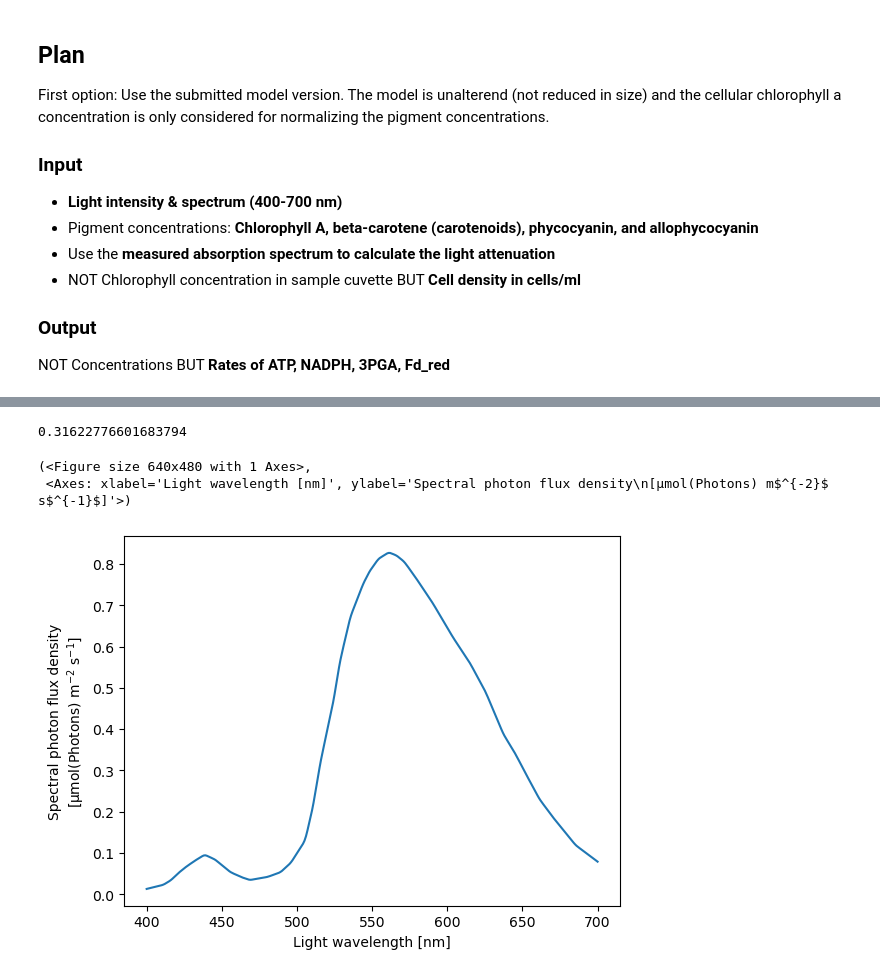
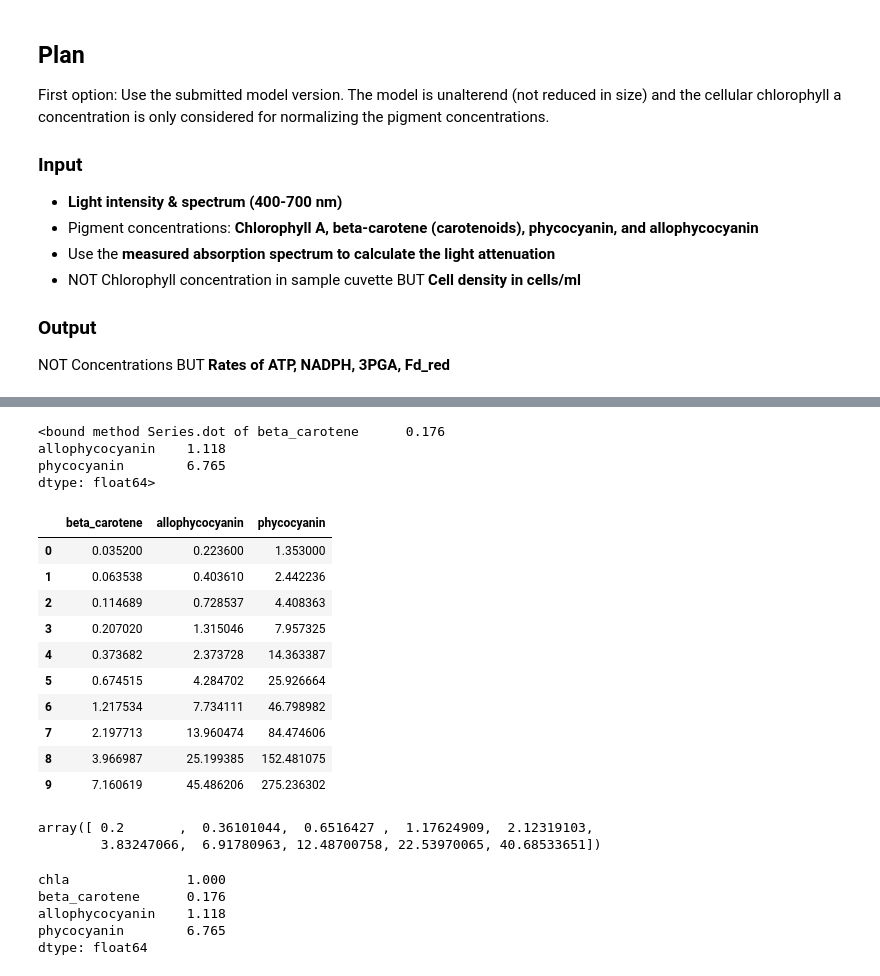
Before and after one commit to Computational-Biology-Aachen/synechocystis-photosynthesis-2024, a Jupyter notebook: Notebooks/function_andreas.ipynb, the cells around one changed output, grey strips where cells are left out. Cells and saved outputs as stored; diff of their text form; code cells hidden in the pictures.

```diff
--- a/Notebooks/function_andreas.ipynb
+++ b/Notebooks/function_andreas.ipynb
@@ -755,3 +808,37 @@ Aborted
+# %%
+pigments.iloc[1:].dot
+# %% [output]
+<bound method Series.dot of beta_carotene      0.176
+allophycocyanin    1.118
+phycocyanin        6.765
+dtype: float64>
+# %%
+pigments
+# %% [output]
+|  | beta_carotene | allophycocyanin | phycocyanin |
+| 0 | 0.035200 | 0.223600 | 1.353000 |
+| 1 | 0.063538 | 0.403610 | 2.442236 |
+| 2 | 0.114689 | 0.728537 | 4.408363 |
+| 3 | 0.207020 | 1.315046 | 7.957325 |
+| 4 | 0.373682 | 2.373728 | 14.363387 |
+| 5 | 0.674515 | 4.284702 | 25.926664 |
+| 6 | 1.217534 | 7.734111 | 46.798982 |
+| 7 | 2.197713 | 13.960474 | 84.474606 |
+| 8 | 3.966987 | 25.199385 | 152.481075 |
+| 9 | 7.160619 | 45.486206 | 275.236302 |
+# %%
+np.logspace(-np.log10(5), np.log(5), 10)
+# %% [output]
+array([ 0.2       ,  0.36101044,  0.6516427 ,  1.17624909,  2.12319103,
+        3.83247066,  6.91780963, 12.48700758, 22.53970065, 40.68533651])
+# %%
+m.parameters["pigment_content"]
+# %% [output]
+chla               1.000
+beta_carotene      0.176
+allophycocyanin    1.118
+phycocyanin        6.765
+dtype: float64
 # %%
 from functions_light_absorption import get_pigment_absorption, light_spectra, get_mean_sample_light, plot_spectra
 from modelbase.ode import Model
@@ -826,12 +913,2 @@ test = get_model_inputs(
     light_intensity=m.get_parameter("light"), # [µmol(photons) m^-2 s^-1]
 )
-# %%
-10**(-0.5)
-# %% [output]
-0.31622776601683794
-# %%
-plot_spectra(test["orig_pfd"])
-# %% [output]
-(<Figure size 640x480 with 1 Axes>,
- <Axes: xlabel='Light wavelength [nm]', ylabel='Spectral photon flux density\n[µmol(Photons) m$^{-2}$ s$^{-1}$]'>)
-[figure, removed]
```
Also changed, not shown: parts of 14 cells of this notebook, 1 other file.
